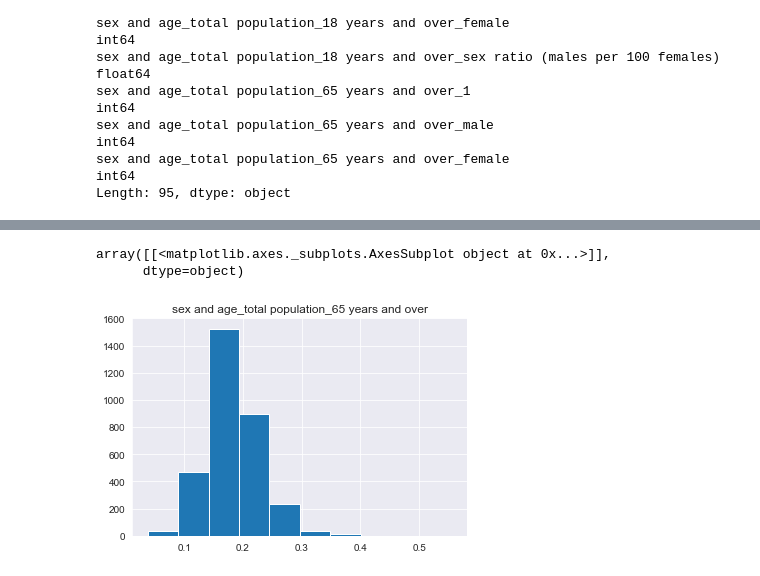
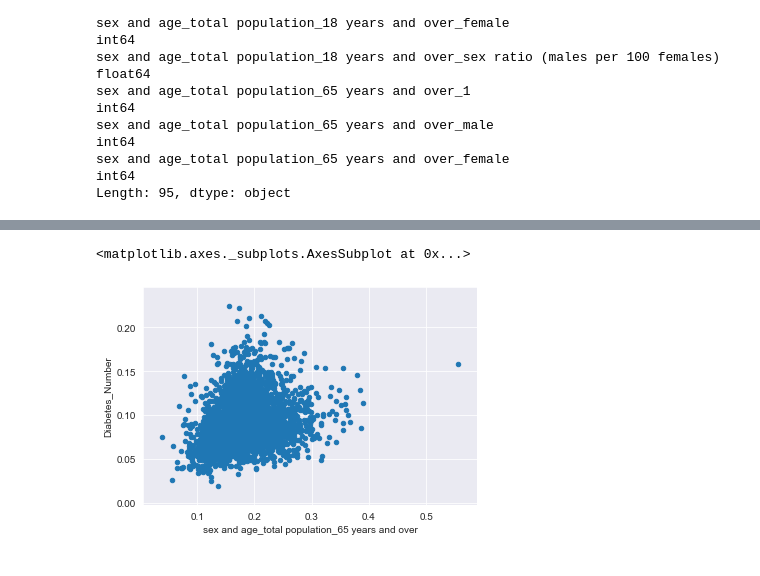
Before and after one commit to ElizabethBreen/CSS_Project2, a Jupyter notebook: Diana_Project_2.ipynb, the cells around one changed output, grey strips where cells are left out. Saved outputs shown, nothing was run; the diff lists cells and outputs as text; code cells hidden in the pictures.

```diff
--- a/Diana_Project_2.ipynb
+++ b/Diana_Project_2.ipynb
@@ -53,5 +58,3 @@ sex and age_total population_65 years and over_1
 sex and age_total population_65 years and over_male                                   int64
 sex and age_total population_65 years and over_female                                 int64
 Length: 95, dtype: object
-# %%
-diabetes = diabetes.drop(['County', 'State'], axis = 1)
@@ -110,6 +137,5 @@ array([[<matplotlib.axes._subplots.AxesSubplot object at 0x...>]],
 # %%
-diabetes_normalize.hist(column= 'sex and age_total population_65 years and over')
+diabetes_normalize.plot.scatter(x='sex and age_total population_65 years and over', y='Diabetes_Number')
 # %% [output]
-array([[<matplotlib.axes._subplots.AxesSubplot object at 0x...>]],
-      dtype=object)
+<matplotlib.axes._subplots.AxesSubplot at 0x...>
-[figure, old version]
+[figure, new version]
```
Also changed, not shown: parts of 27 cells of this notebook.
